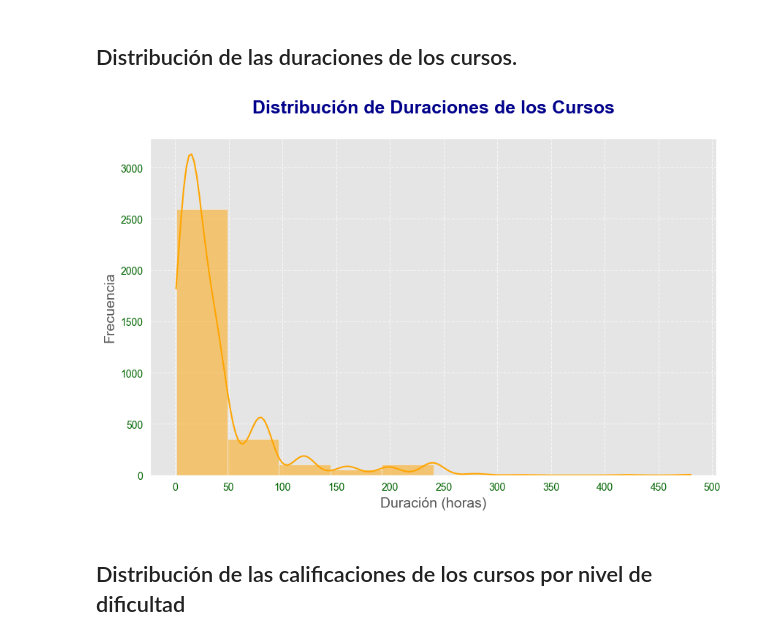
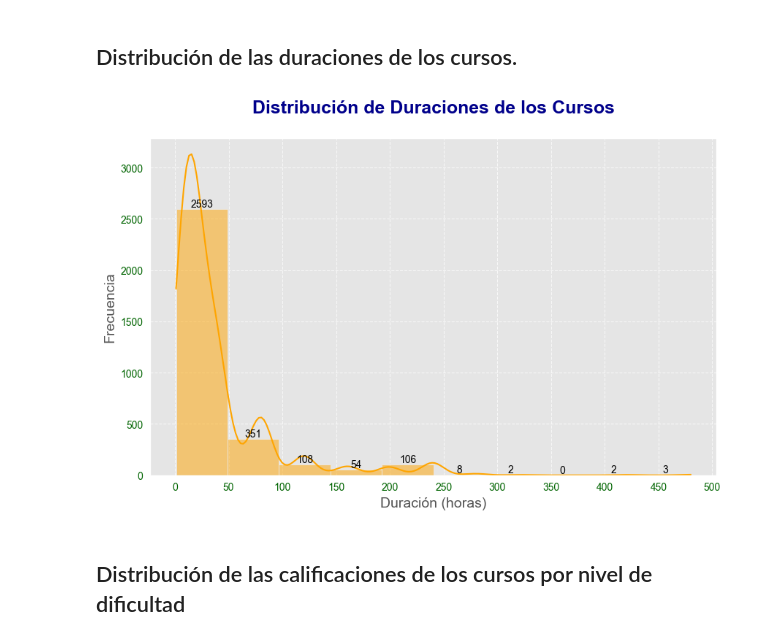
Before and after one commit to LorenaGarcia10SJ/-SS2-Seminario2_201700399, a Jupyter notebook: [SS2]Practica2_201700399/Practica2.ipynb, the cells around one changed output. Cells and saved outputs as stored; diff of their text form; code cells hidden in the pictures.

```diff
--- a/[SS2]Practica2_201700399/Practica2.ipynb
+++ b/[SS2]Practica2_201700399/Practica2.ipynb
@@ -608,20 +608,27 @@ plt.show()
 ## Distribución de las duraciones de los cursos.
 # %%
 plt.figure(figsize=(10, 6))
-sns.histplot(df['Duration'], bins=10, kde=True, color='orange')
+histo= sns.histplot(df['Duration'], bins=10, kde=True, color='orange')
 
 plt.title('Distribución de Duraciones de los Cursos', fontsize=18, fontweight='bold', color='darkblue', pad=25)
 plt.xlabel('Duración (horas)', fontsize=14)
 plt.ylabel('Frecuencia', fontsize=14)
 #plt.xticks(fontsize=10, color='darkgreen')
 plt.xticks(ticks=range(0, df['Duration'].max() + 50, 50), fontsize=10, color='darkgreen')
 plt.yticks(fontsize=10, color='darkgreen')
 
 plt.grid(True, linestyle='--', alpha=0.7)
 
+for patch in histo.patches:
+    height = patch.get_height()
+    plt.annotate(f'{height}',
+                 (patch.get_x() + patch.get_width() / 2, height),
+                 ha='center', va='bottom',
+                 fontsize=10, color='black')
+
 plt.show()
 # %% [output]
-[figure, old version]
+[figure, new version]
 # %% [markdown]
 ##  Distribución de las calificaciones de los cursos por nivel de dificultad
 # %%
```
Also changed, not shown: parts of 1 cell of this notebook.
